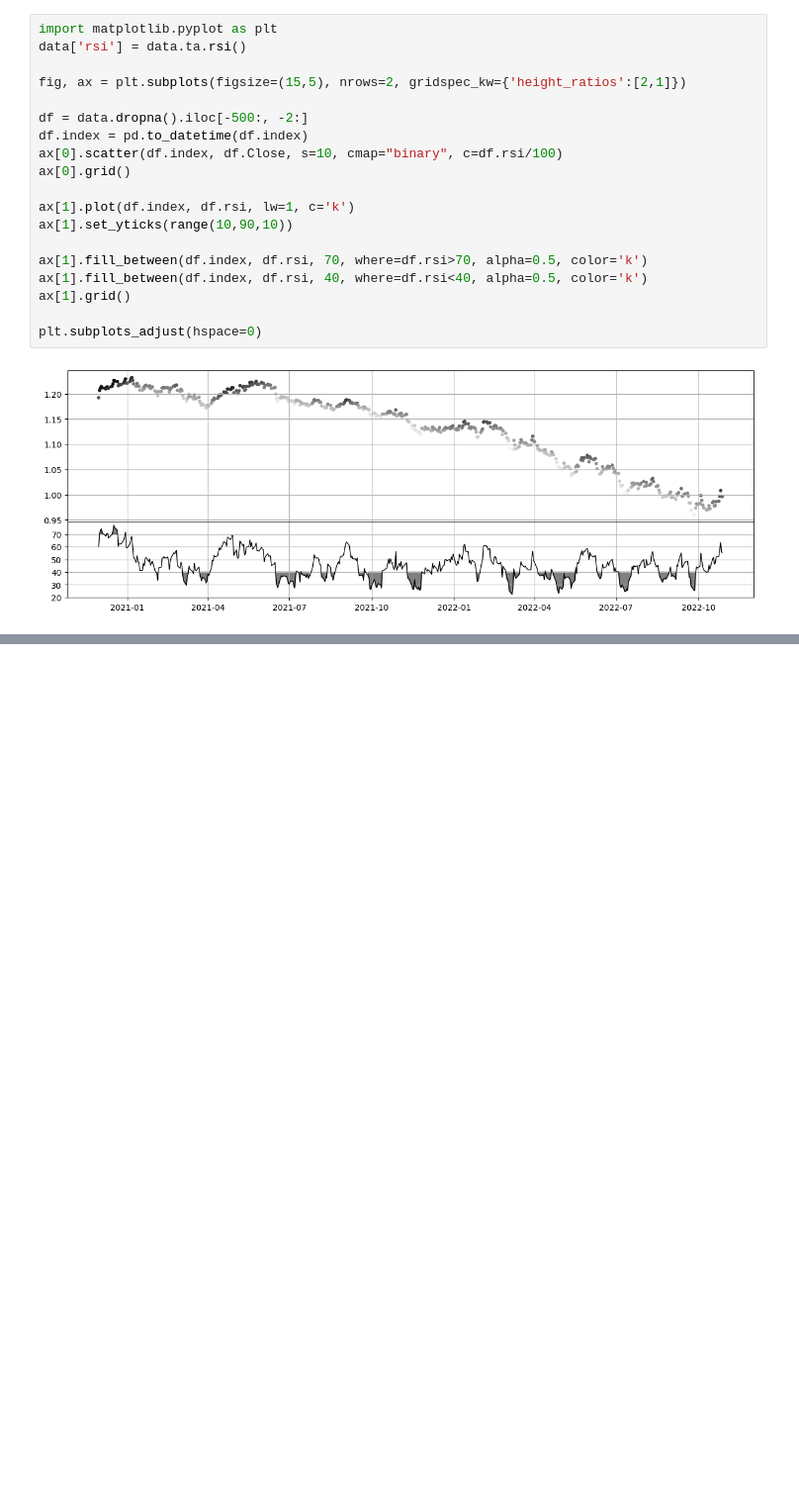
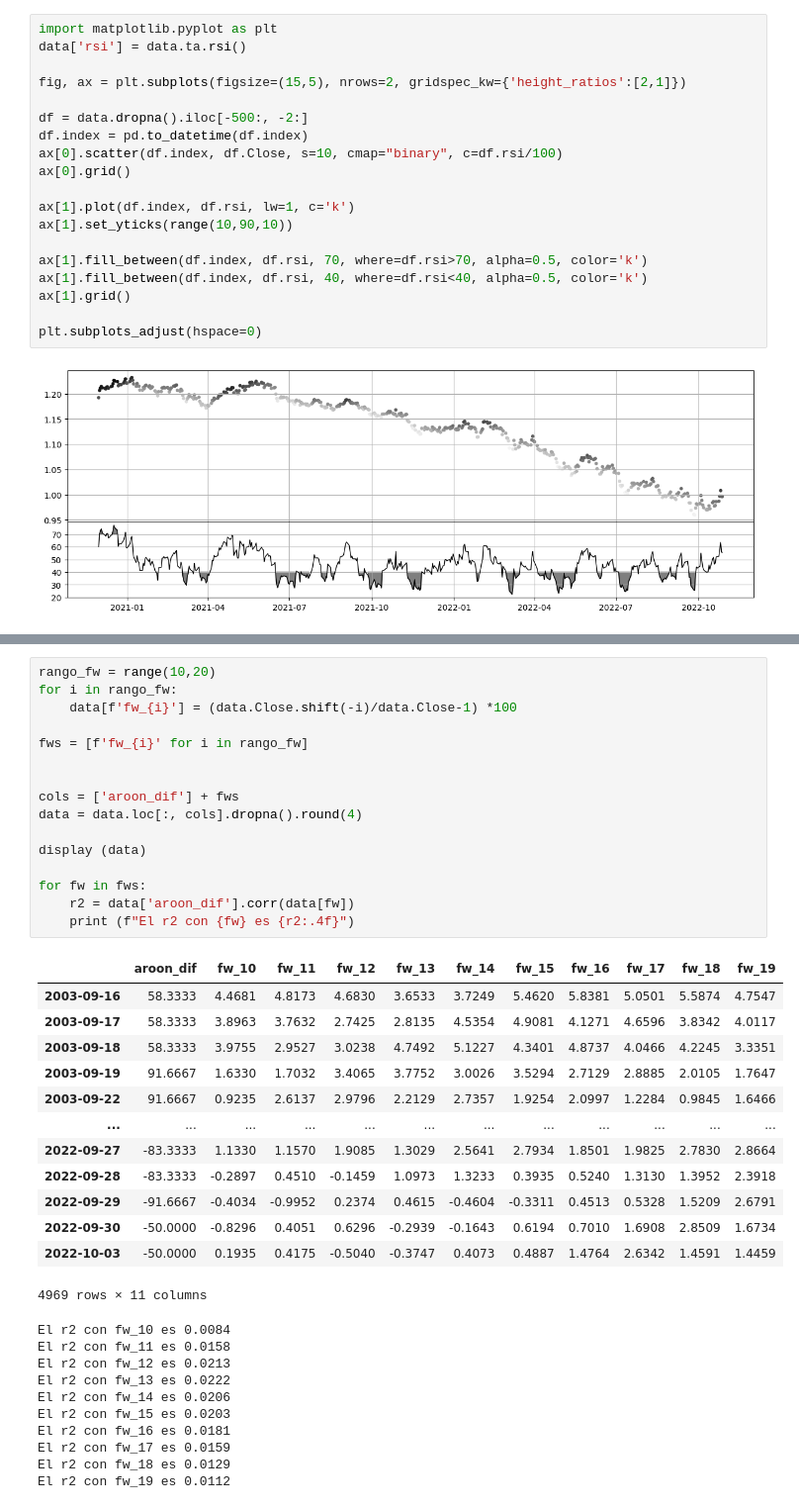
Before and after one commit to jackonedev/ZPRO_backtesting, a Jupyter notebook: quantitative_backtest-02.ipynb, the cells around one changed output, grey strips where cells are left out. Shown: that part at 99% size. Cells and saved outputs as stored; diff of their text form; blank space fills up the shorter version.

```diff
--- a/quantitative_backtest-02.ipynb
+++ b/quantitative_backtest-02.ipynb
@@ -215,0 +257,40 @@ Index(['2020-11-30', '2020-12-01', '2020-12-02', '2020-12-03', '2020-12-04',
+# %%
+rango_fw = range(10,20)
+for i in rango_fw:
+    data[f'fw_{i}'] = (data.Close.shift(-i)/data.Close-1) *100
+
+fws = [f'fw_{i}' for i in rango_fw]
+
+
+cols = ['aroon_dif'] + fws
+data = data.loc[:, cols].dropna().round(4)
+
+display (data)
+
+for fw in fws:
+    r2 = data['aroon_dif'].corr(data[fw])
+    print (f"El r2 con {fw} es {r2:.4f}")
+# %% [output]
+|  | aroon_dif | fw_10 | fw_11 | fw_12 | fw_13 | fw_14 | fw_15 | fw_16 | fw_17 | fw_18 | fw_19 |
+| 2003-09-16 | 58.3333 | 4.4681 | 4.8173 | 4.6830 | 3.6533 | 3.7249 | 5.4620 | 5.8381 | 5.0501 | 5.5874 | 4.7547 |
+| 2003-09-17 | 58.3333 | 3.8963 | 3.7632 | 2.7425 | 2.8135 | 4.5354 | 4.9081 | 4.1271 | 4.6596 | 3.8342 | 4.0117 |
+| 2003-09-18 | 58.3333 | 3.9755 | 2.9527 | 3.0238 | 4.7492 | 5.1227 | 4.3401 | 4.8737 | 4.0466 | 4.2245 | 3.3351 |
+| 2003-09-19 | 91.6667 | 1.6330 | 1.7032 | 3.4065 | 3.7752 | 3.0026 | 3.5294 | 2.7129 | 2.8885 | 2.0105 | 1.7647 |
+| 2003-09-22 | 91.6667 | 0.9235 | 2.6137 | 2.9796 | 2.2129 | 2.7357 | 1.9254 | 2.0997 | 1.2284 | 0.9845 | 1.6466 |
+| ... | ... | ... | ... | ... | ... | ... | ... | ... | ... | ... | ... |
+| 2022-09-27 | -83.3333 | 1.1330 | 1.1570 | 1.9085 | 1.3029 | 2.5641 | 2.7934 | 1.8501 | 1.9825 | 2.7830 | 2.8664 |
+| 2022-09-28 | -83.3333 | -0.2897 | 0.4510 | -0.1459 | 1.0973 | 1.3233 | 0.3935 | 0.5240 | 1.3130 | 1.3952 | 2.3918 |
+| 2022-09-29 | -91.6667 | -0.4034 | -0.9952 | 0.2374 | 0.4615 | -0.4604 | -0.3311 | 0.4513 | 0.5328 | 1.5209 | 2.6791 |
+| 2022-09-30 | -50.0000 | -0.8296 | 0.4051 | 0.6296 | -0.2939 | -0.1643 | 0.6194 | 0.7010 | 1.6908 | 2.8509 | 1.6734 |
+| 2022-10-03 | -50.0000 | 0.1935 | 0.4175 | -0.5040 | -0.3747 | 0.4073 | 0.4887 | 1.4764 | 2.6342 | 1.4591 | 1.4459 |
+4969 rows × 11 columns
+El r2 con fw_10 es 0.0084
+El r2 con fw_11 es 0.0158
+El r2 con fw_12 es 0.0213
+El r2 con fw_13 es 0.0222
+El r2 con fw_14 es 0.0206
+El r2 con fw_15 es 0.0203
+El r2 con fw_16 es 0.0181
+El r2 con fw_17 es 0.0159
+El r2 con fw_18 es 0.0129
+El r2 con fw_19 es 0.0112
```
Also changed, not shown: parts of 13 cells of this notebook, 1 other file.
